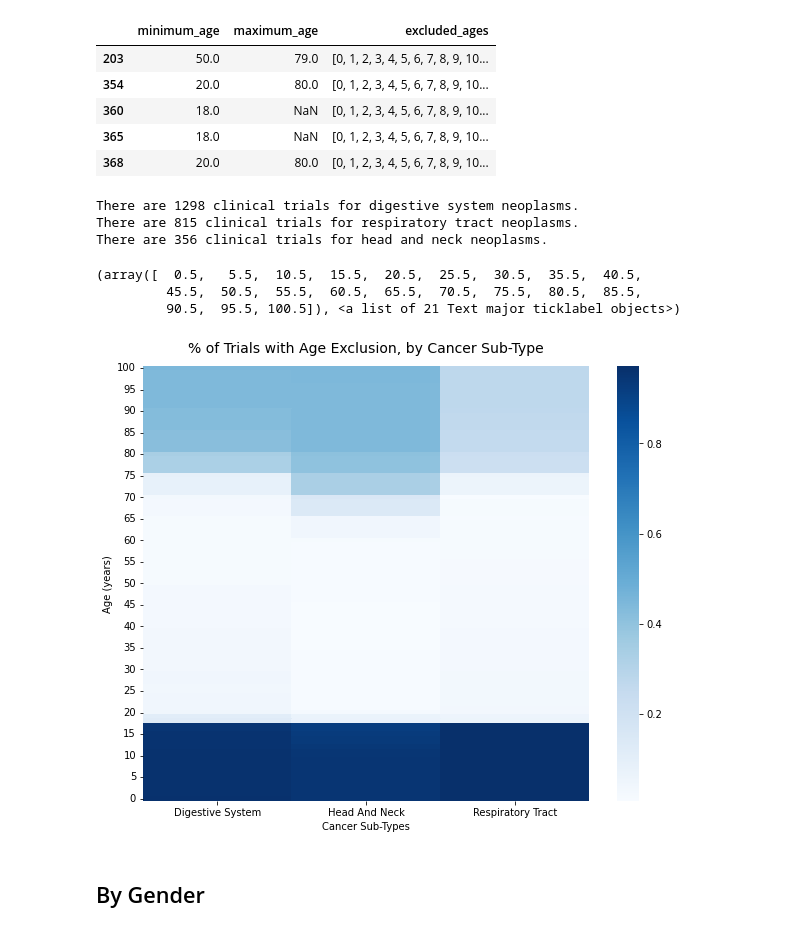
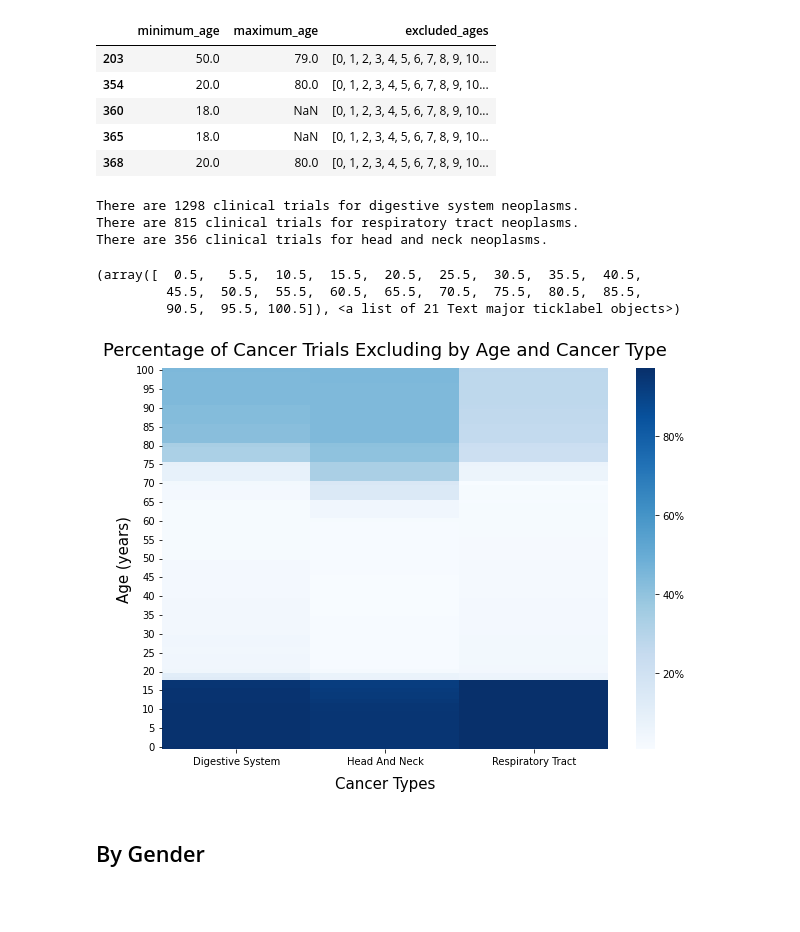
Before and after one commit to celinagacias/dc-symmetron, a Jupyter notebook: Data Cleaning and Analysis.ipynb, the cells around one changed output. Drawn from its saved outputs; the diff is of its cells as text; code cells hidden in the pictures; blank space fills up the shorter version.

```diff
--- a/Data Cleaning and Analysis.ipynb
+++ b/Data Cleaning and Analysis.ipynb
@@ -295,39 +296,40 @@ def count_age_exclude(search_term, df=df):
   n = len(sub)
   print(f'There are {n} clinical trials for {search_term}.')
   ages = list( range(0,101) )
   percent_trials = [count_trials(sub, age)/n for age in ages]
   result = pd.DataFrame({
     'age': ages,
     'sub_type': [search_term] * len(ages),
     'percent_trials': percent_trials
   })
   return result
 
 # for obtaining the same thing for multiple search terms
 tables = [count_age_exclude(term) for term in categories]
 lt = pd.concat(tables)
+lt['percent_trials'] = lt['percent_trials'].apply(lambda x: x*100)
 
 # pivot from long to wide
 lt_wide = pd.pivot(lt, index='age', columns = 'sub_type', values = 'percent_trials')
 lt_wide.sort_values('age', ascending=False, inplace=True)
 lt_wide.columns = lt_wide.columns.str.replace(' neoplasms','').str.title()
 
 # generate heat map
-plt.figure(figsize=(10, 8))
-sns.heatmap(lt_wide, yticklabels=5, cmap="Blues")
-plt.title('% of Trials with Age Exclusion, by Cancer Sub-Type', pad=13, fontsize=14)
-plt.xlabel("Cancer Sub-Types")
+plt.figure(figsize=(10, 7))
+sns.heatmap(lt_wide, yticklabels=5, cmap="Blues", cbar_kws={'format': '%.0f%%'})
+plt.title('Percentage of Cancer Trials Excluding by Age and Cancer Type', pad=13, fontsize=18)
+plt.xlabel("Cancer Types", labelpad=10, fontsize=15)
 plt.xticks(rotation=0)
-plt.ylabel("Age (years)")
+plt.ylabel("Age (years)", fontsize=15)
 plt.yticks(rotation=0)
 # %% [output]
 There are 1298 clinical trials for digestive system neoplasms.
 There are 815 clinical trials for respiratory tract neoplasms.
 There are 356 clinical trials for head and neck neoplasms.
 (array([  0.5,   5.5,  10.5,  15.5,  20.5,  25.5,  30.5,  35.5,  40.5,
          45.5,  50.5,  55.5,  60.5,  65.5,  70.5,  75.5,  80.5,  85.5,
          90.5,  95.5, 100.5]), <a list of 21 Text major ticklabel objects>)
-[figure, old version]
+[figure, new version]
 # %% [markdown]
 ## By Gender
 # %% [markdown]
```
Also changed, not shown: parts of 22 cells of this notebook.
